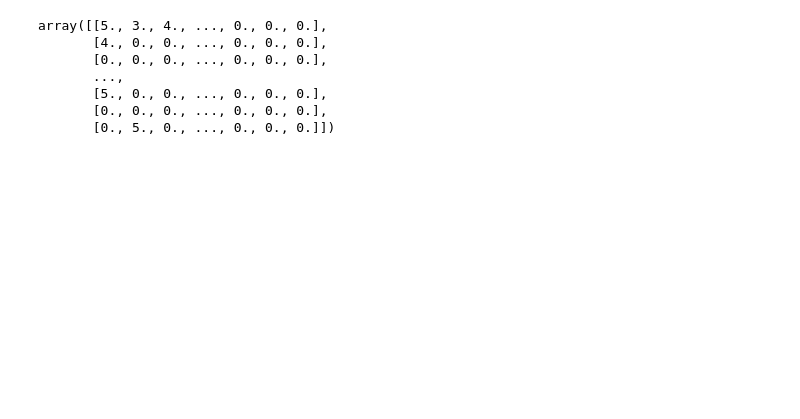
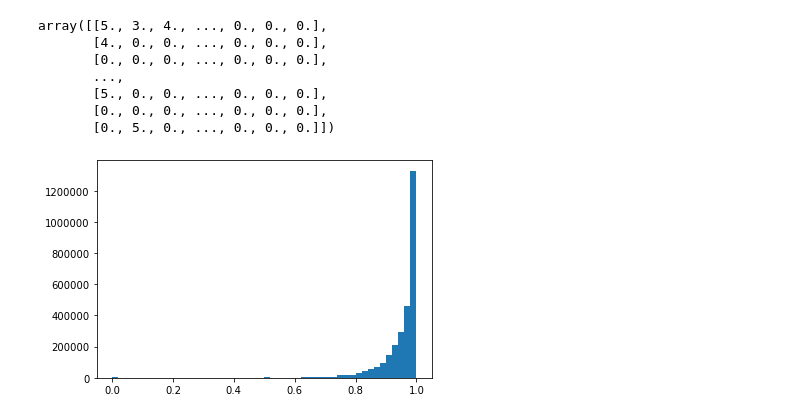
Before and after one commit to jlabhard/ntds_project_movielens, a Jupyter notebook: Untitled.ipynb, the cells around one changed output. Cells and saved outputs as stored; diff of their text form; code cells hidden in the pictures; blank space fills up the shorter version.

```diff
--- a/Untitled.ipynb
+++ b/Untitled.ipynb
@@ -49,0 +54,2 @@ euclidean_distance_matrix_movies = squareform(pdist(ratings.T, metric = euclidea
+# %%
+jaccard_similarity_movies = squareform(pdist(ratings.T != 0, metric = 'jaccard'))
@@ -50,2 +58,7 @@ euclidean_distance_matrix_movies = squareform(pdist(ratings.T, metric = euclidea
+# %%
+plt.hist(jaccard_similarity_movies.flatten(), bins = 50)
+plt.show()
+# %% [output]
+[figure, added]
 # %%
 plt.hist(euclidean_distance_matrix_movies.flatten(), bins = 50)
```
Also changed, not shown: parts of 23 cells of this notebook, 7 other files.
